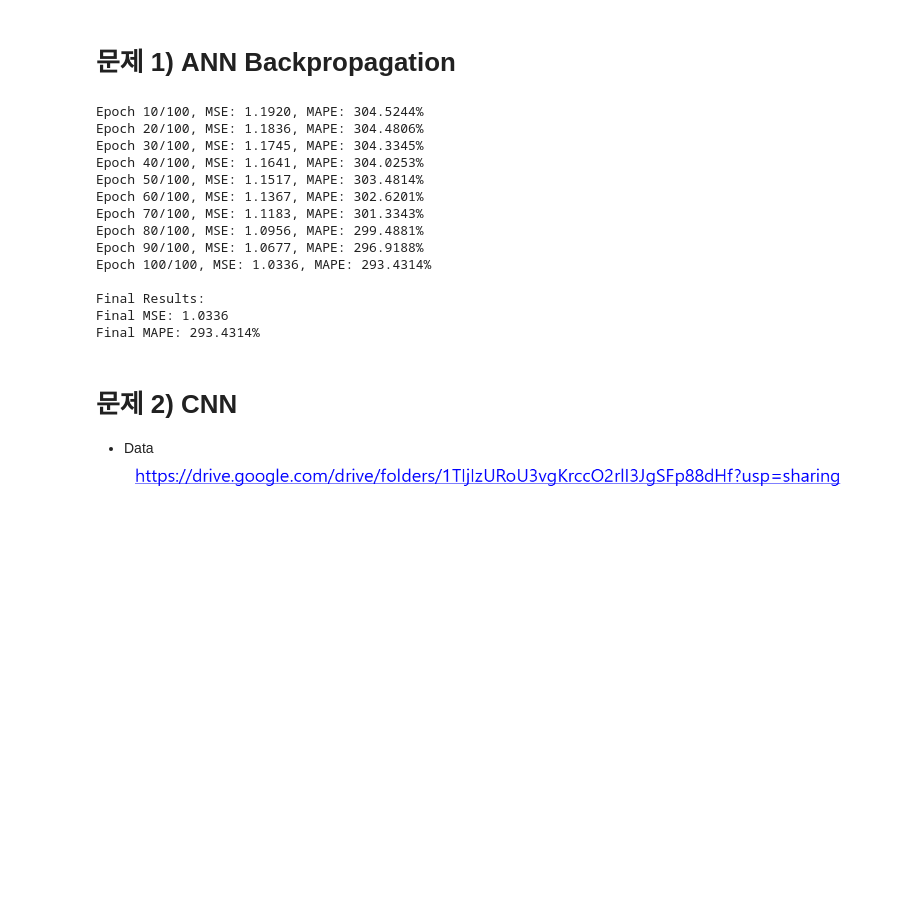
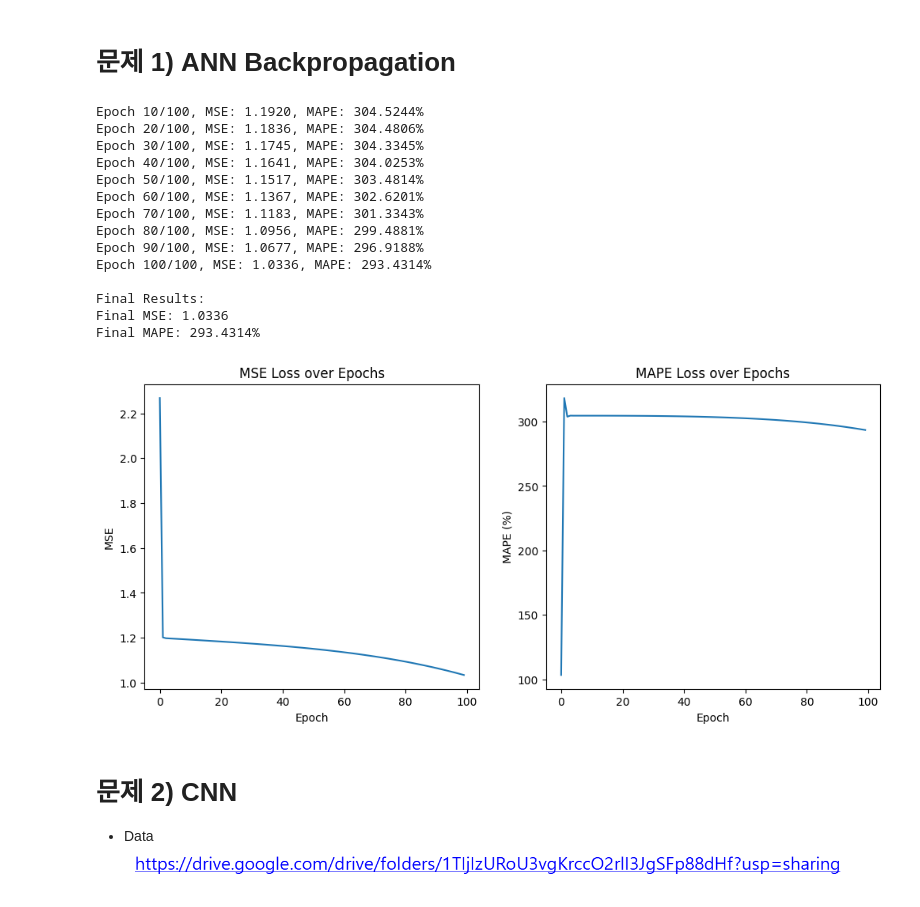
Before and after one commit to f8sle/report, a Jupyter notebook: 기말고사20250613.ipynb, the cells around one changed output. Drawn from its saved outputs; the diff is of its cells as text; code cells hidden in the pictures; blank space fills up the shorter version.

```diff
--- a/기말고사20250613.ipynb
+++ b/기말고사20250613.ipynb
@@ -86,33 +86,47 @@ for epoch in range(epochs):
 
     # Update weights and biases
     W2 -= learning_rate * np.dot(a1.T, delta_output)
     b2 -= learning_rate * np.sum(delta_output, axis=0, keepdims=True)
     W1 -= learning_rate * np.dot(X.T, delta_hidden)
     b1 -= learning_rate * np.sum(delta_hidden, axis=0, keepdims=True)
 
     # Print progress every 10 epochs
     if (epoch + 1) % 10 == 0:
         print(f"Epoch {epoch + 1}/{epochs}, MSE: {mse_loss:.4f}, MAPE: {mape_loss:.4f}%")
 
 # Final evaluation
 print("\nFinal Results:")
 print(f"Final MSE: {mse_history[-1]:.4f}")
 print(f"Final MAPE: {mape_history[-1]:.4f}%")
+
+plt.figure(figsize=(12, 5))
+plt.subplot(1, 2, 1)
+plt.plot(mse_history)
+plt.title('MSE Loss over Epochs')
+plt.xlabel('Epoch')
+plt.ylabel('MSE')
+plt.subplot(1, 2, 2)
+plt.plot(mape_history)
+plt.title('MAPE Loss over Epochs')
+plt.xlabel('Epoch')
+plt.ylabel('MAPE (%)')
+plt.show()
 # %% [output]
 Epoch 10/100, MSE: 1.1920, MAPE: 304.5244%
 Epoch 20/100, MSE: 1.1836, MAPE: 304.4806%
 Epoch 30/100, MSE: 1.1745, MAPE: 304.3345%
 Epoch 40/100, MSE: 1.1641, MAPE: 304.0253%
 Epoch 50/100, MSE: 1.1517, MAPE: 303.4814%
 Epoch 60/100, MSE: 1.1367, MAPE: 302.6201%
 Epoch 70/100, MSE: 1.1183, MAPE: 301.3343%
 Epoch 80/100, MSE: 1.0956, MAPE: 299.4881%
 Epoch 90/100, MSE: 1.0677, MAPE: 296.9188%
 Epoch 100/100, MSE: 1.0336, MAPE: 293.4314%
 
 Final Results:
 Final MSE: 1.0336
 Final MAPE: 293.4314%
+[figure, added]
 # %% [markdown]
 # **문제 2) CNN**
 - Data
```
Also changed, not shown: parts of 4 cells of this notebook.
